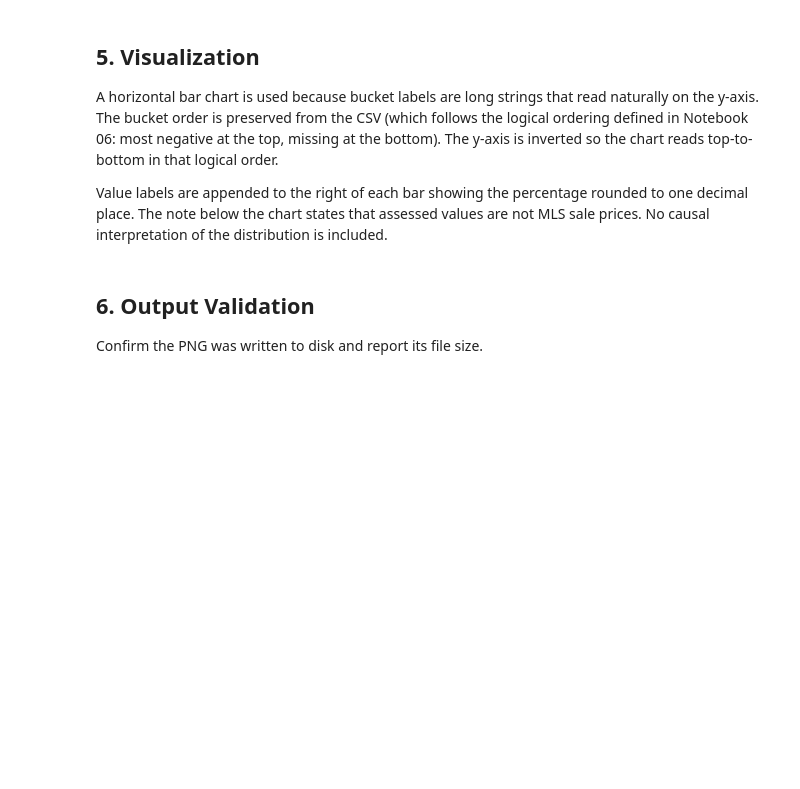
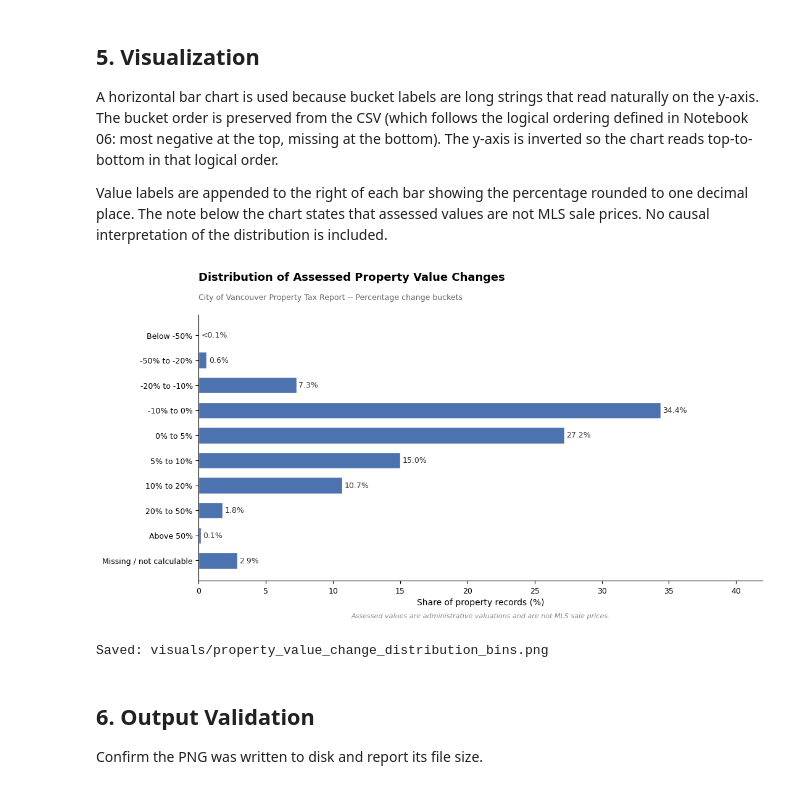
Before and after one commit to chvmdf/vancouver-property-value-housing-supply-analysis, a Jupyter notebook: notebooks/07_property_value_distribution_visualization.ipynb, the cells around one changed output. Cells and saved outputs as stored; diff of their text form; code cells hidden in the pictures; blank space fills up the shorter version.

Commit message:
Standardize notebook execution outputs

```diff
--- a/notebooks/07_property_value_distribution_visualization.ipynb
+++ b/notebooks/07_property_value_distribution_visualization.ipynb
@@ -106,6 +127,11 @@ TITLE    = 'Distribution of Assessed Property Value Changes'
 SUBTITLE = 'City of Vancouver Property Tax Report -- Percentage change buckets'
 X_LABEL  = 'Share of property records (%)'
 NOTE     = 'Assessed values are administrative valuations and are not MLS sale prices.'
+
+def format_percentage_label(value):
+    if value > 0 and value < 0.1:
+        return '<0.1%'
+    return f'{value:.1f}%'
 
 VISUALS_DIR.mkdir(parents=True, exist_ok=True)
 
@@ -116,39 +142,41 @@ bars = ax.barh(
     df['percentage_of_records'],
     color='#4C72B0',
     edgecolor='white',
-    height=0.65,
-)
+    height=0.65,)
 
 ax.invert_yaxis()
 
 for bar, pct in zip(bars, df['percentage_of_records']):
     ax.text(
         bar.get_width() + 0.15,
         bar.get_y() + bar.get_height() / 2,
-        f'{pct:.1f}%',
+        format_percentage_label(pct),
         va='center',
         ha='left',
         fontsize=9,
-        color='#333333',
-    )
+        color='#333333',)
 
 ax.set_xlabel(X_LABEL, fontsize=10)
 ax.set_xlim(0, df['percentage_of_records'].max() * 1.22)
 
 ax.text(0, 1.12, TITLE,    transform=ax.transAxes, fontsize=13, fontweight='bold', va='bottom')
 ax.text(0, 1.05, SUBTITLE, transform=ax.transAxes, fontsize=9,  color='#666666',   va='bottom')
 ax.text(0.5, -0.12, NOTE,  transform=ax.transAxes, fontsize=8,  color='#888888',   va='top', ha='center', style='italic')
 
 ax.spines['top'].set_visible(False)
 ax.spines['right'].set_visible(False)
 ax.tick_params(axis='y', labelsize=9)
 ax.tick_params(axis='x', labelsize=9)
 
 plt.tight_layout()
 plt.savefig(OUTPUT_PNG_PATH, dpi=300, bbox_inches='tight')
 plt.show()
 plt.close()
-print(f'Saved: {OUTPUT_PNG_PATH}')
+
+print(f'Saved: visuals/{OUTPUT_PNG_PATH.name}')
+# %% [output]
+[figure, added]
+Saved: visuals/property_value_change_distribution_bins.png
 # %% [markdown]
 ## 6. Output Validation
 
```
Also changed, not shown: parts of 5 cells of this notebook, 3 other files.
